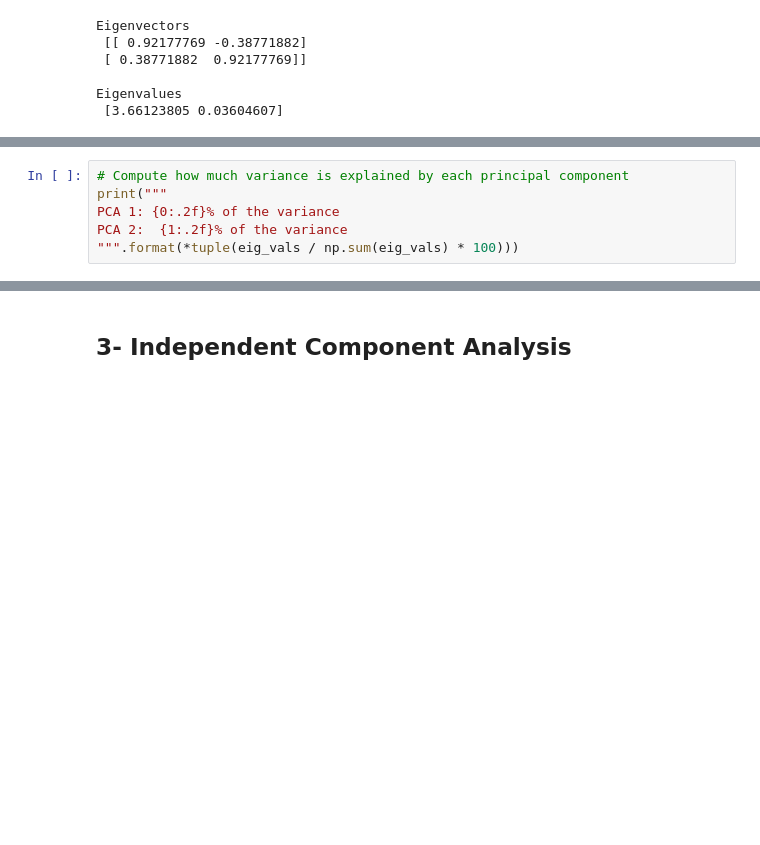
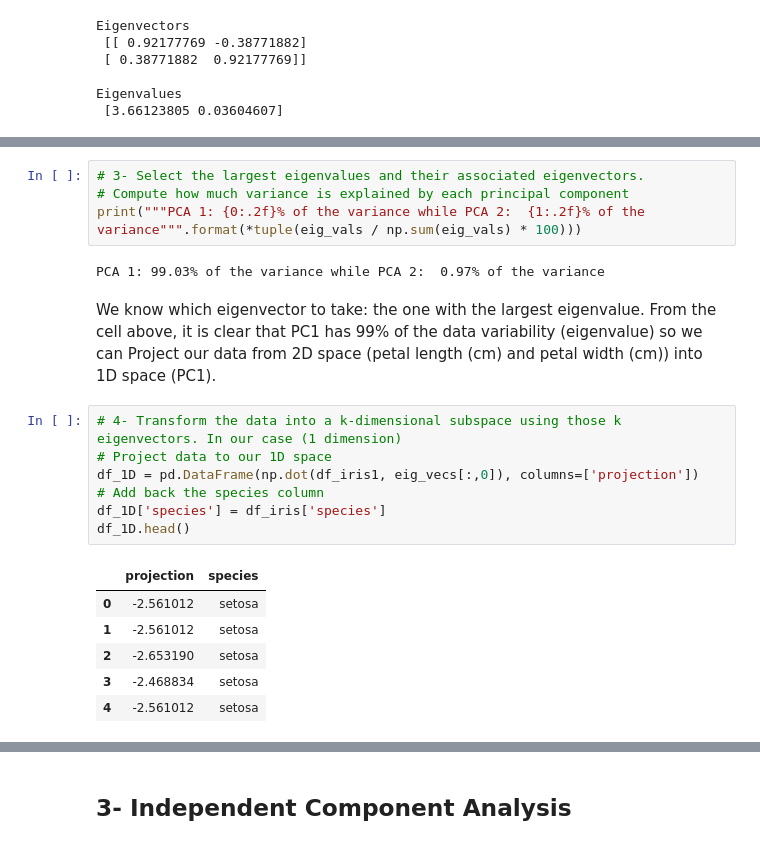
Before and after one commit to badiaamakhlouf/Feature_Engineering_And_Extraction, a Jupyter notebook: 1_Feature_Extraction_Deep_Dive.ipynb, the cells around one changed output, grey strips where cells are left out. Drawn from its saved outputs; the diff is of its cells as text; blank space fills up the shorter version.

```diff
--- a/1_Feature_Extraction_Deep_Dive.ipynb
+++ b/1_Feature_Extraction_Deep_Dive.ipynb
@@ -174,6 +184,22 @@ Eigenvalues
 # %%
+# 3- Select the largest eigenvalues and their associated eigenvectors.
 # Compute how much variance is explained by each principal component
-print("""
-PCA 1: {0:.2f}% of the variance
-PCA 2:  {1:.2f}% of the variance
-""".format(*tuple(eig_vals / np.sum(eig_vals) * 100)))
+print("""PCA 1: {0:.2f}% of the variance while PCA 2:  {1:.2f}% of the variance""".format(*tuple(eig_vals / np.sum(eig_vals) * 100)))
+# %% [output]
+PCA 1: 99.03% of the variance while PCA 2:  0.97% of the variance
+# %% [markdown]
+We know which eigenvector to take: the one with the largest eigenvalue. From the cell above, it is clear that PC1 has 99% of the data variability (eigenvalue) so we can Project our data from 2D space (petal length (cm) and petal width (cm)) into 1D space (PC1).
+# %%
+# 4- Transform the data into a k-dimensional subspace using those k eigenvectors. In our case (1 dimension)
+# Project data to our 1D space
+df_1D = pd.DataFrame(np.dot(df_iris1, eig_vecs[:,0]), columns=['projection'])
+# Add back the species column
+df_1D['species'] = df_iris['species']
+df_1D.head()
+# %% [output]
+|  | projection | species |
+| 0 | -2.561012 | setosa |
+| 1 | -2.561012 | setosa |
+| 2 | -2.653190 | setosa |
+| 3 | -2.468834 | setosa |
+| 4 | -2.561012 | setosa |
```
Also changed, not shown: parts of 18 cells of this notebook.
